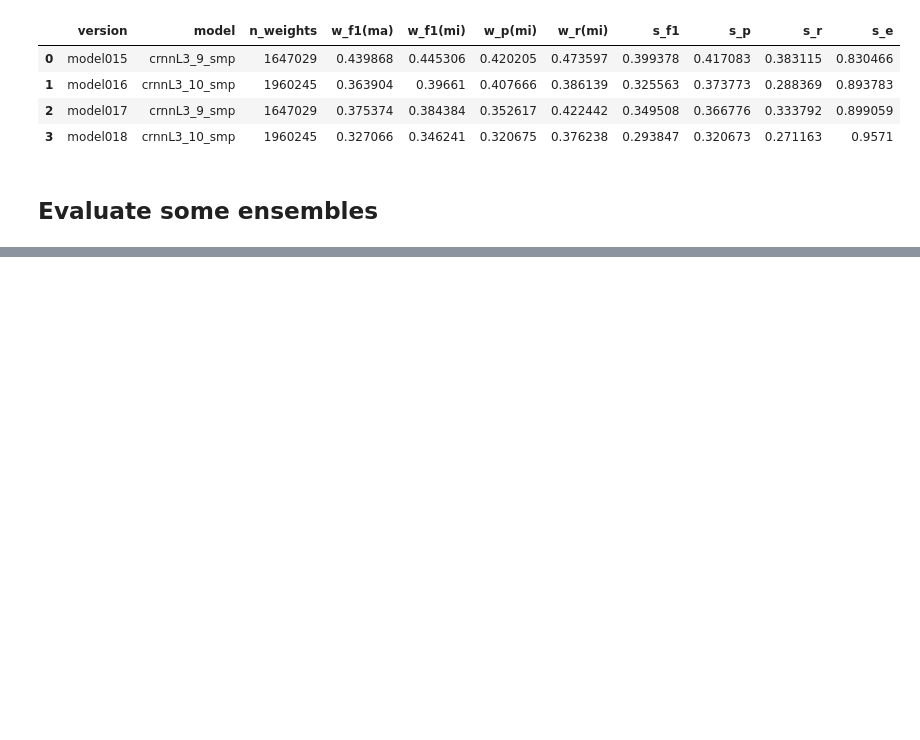
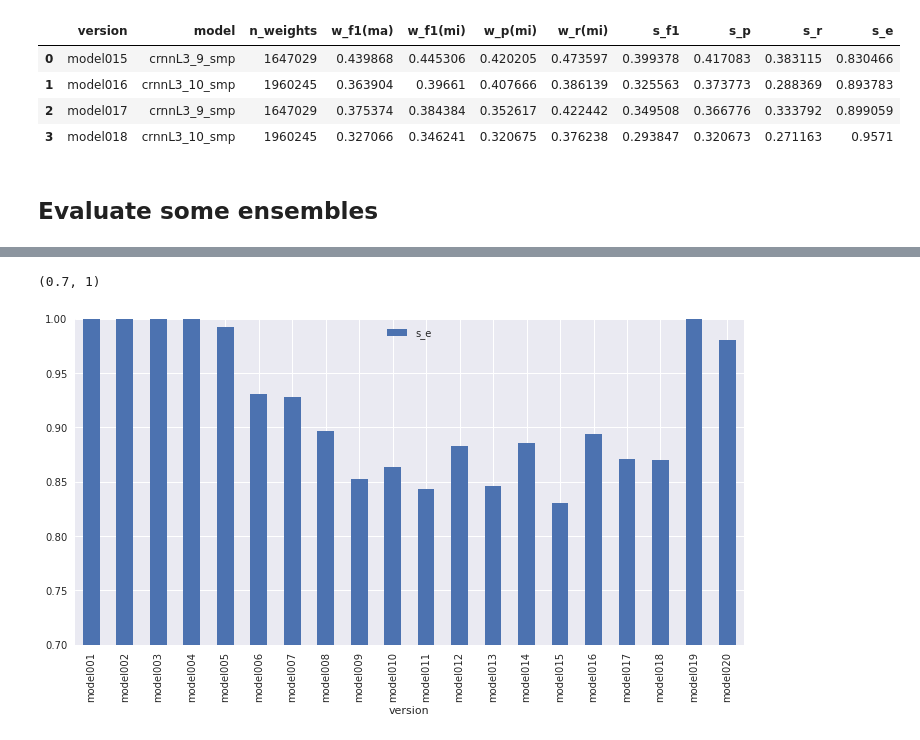
Before and after one commit to marl/milsed, a Jupyter notebook: notebooks/v1/01_model_results.ipynb, the cells around one changed output, grey strips where cells are left out. Cells and saved outputs as stored; diff of their text form; code cells hidden in the pictures; blank space fills up the shorter version.

```diff
--- a/notebooks/v1/01_model_results.ipynb
+++ b/notebooks/v1/01_model_results.ipynb
@@ -942,0 +1063,6 @@ df15
+# %%
+df16.plot.bar(x='version', y=['s_e'], figsize=(12,6))
+plt.ylim([0.7, 1])
+# %% [output]
+(0.7, 1)
+[figure, added]
```
Also changed, not shown: parts of 66 cells of this notebook, 3 other files.
